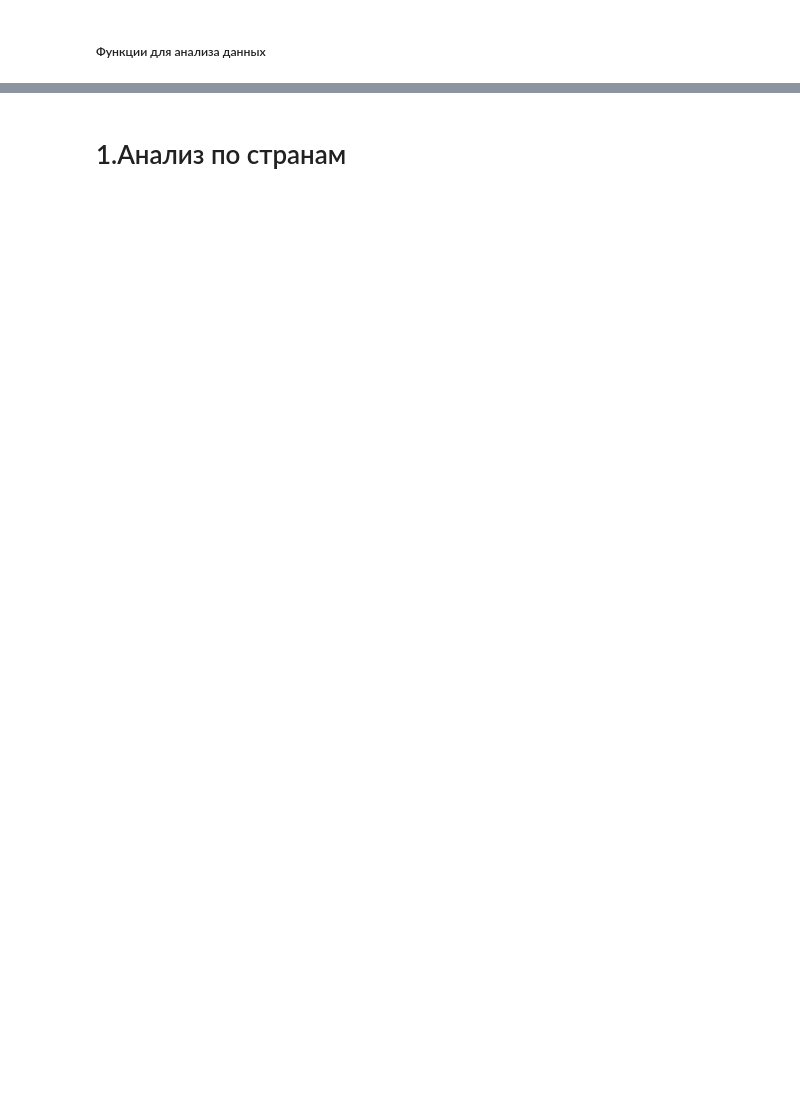
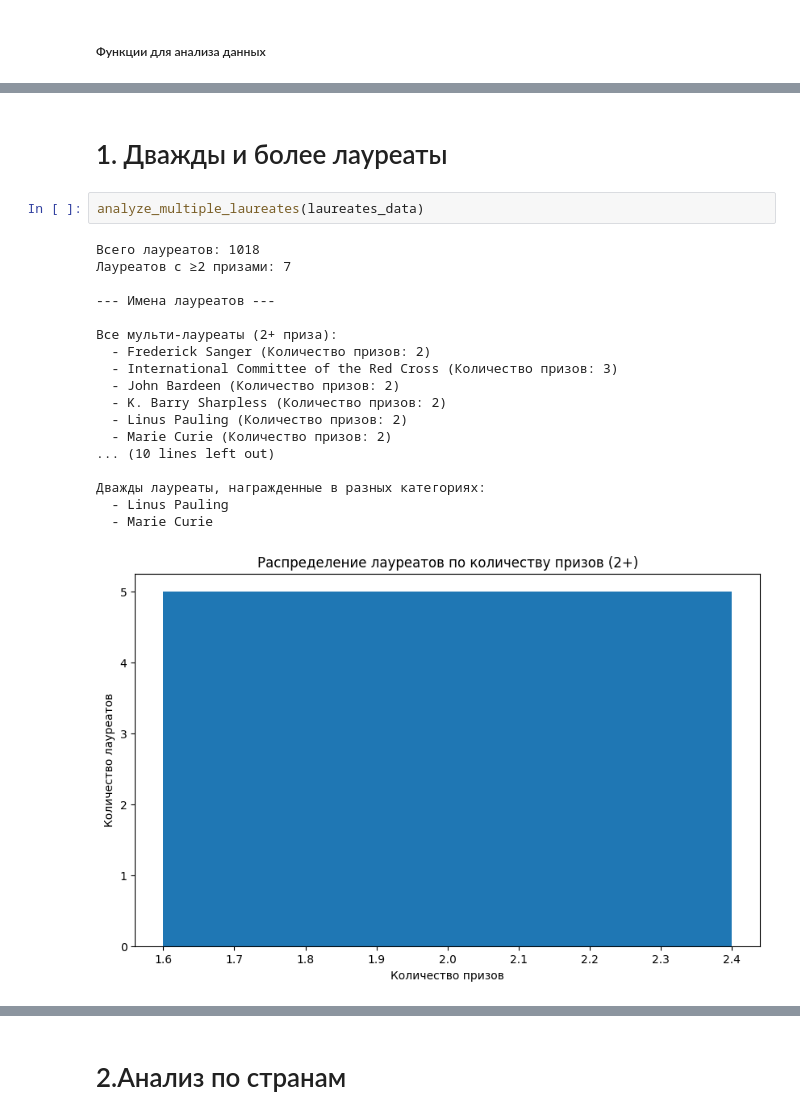
Before and after one commit to masaevke/final_python_aaa_masaev, a Jupyter notebook: notebook_noble_prize_masaev.ipynb, the cells around one changed output, grey strips where cells are left out. Saved outputs shown, nothing was run; the diff lists cells and outputs as text; blank space fills up the shorter version.

Commit message:
add double laureate

```diff
--- a/notebook_noble_prize_masaev.ipynb
+++ b/notebook_noble_prize_masaev.ipynb
@@ -116,0 +203,23 @@ def get_first_prize_age(item, prize):
+# %% [markdown]
+# 1. Дважды и более лауреаты
+# %%
+analyze_multiple_laureates(laureates_data)
+# %% [output]
+Всего лауреатов: 1018
+Лауреатов с ≥2 призами: 7
+
+--- Имена лауреатов ---
+
+Все мульти-лауреаты (2+ приза):
+  - Frederick Sanger (Количество призов: 2)
+  - International Committee of the Red Cross (Количество призов: 3)
+  - John Bardeen (Количество призов: 2)
+  - K. Barry Sharpless (Количество призов: 2)
+  - Linus Pauling (Количество призов: 2)
+  - Marie Curie (Количество призов: 2)
+... (10 lines left out)
+
+Дважды лауреаты, награжденные в разных категориях:
+  - Linus Pauling
+  - Marie Curie
+[figure, added]
@@ -117,5 +228,5 @@ def get_first_prize_age(item, prize):
 # %% [markdown]
-# 1.Анализ по странам
+# 2.Анализ по странам
 # %%
 data_with_migration = add_migration_field(laureates_data)
 
```
Also changed, not shown: parts of 8 cells of this notebook, 1 other file.
